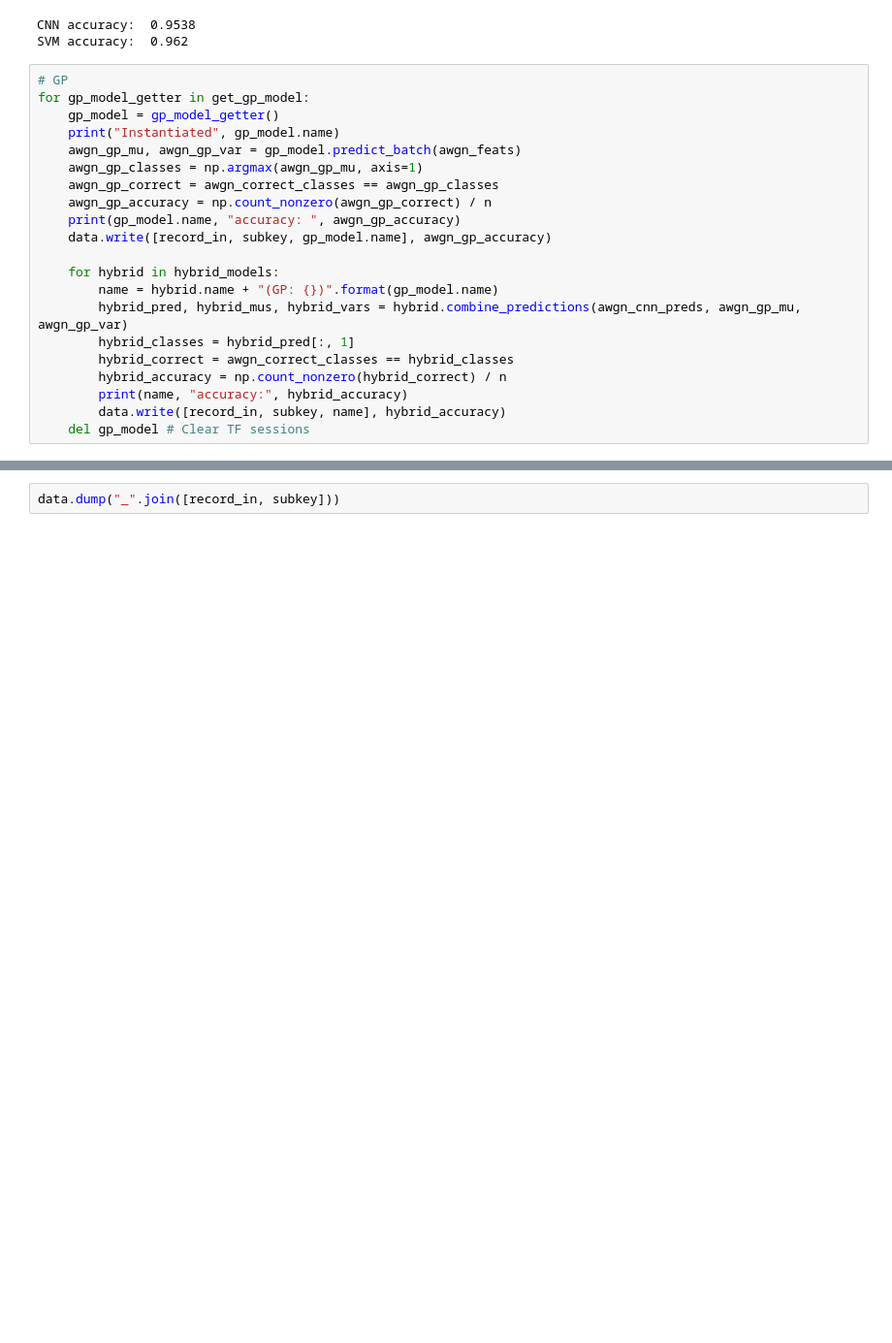
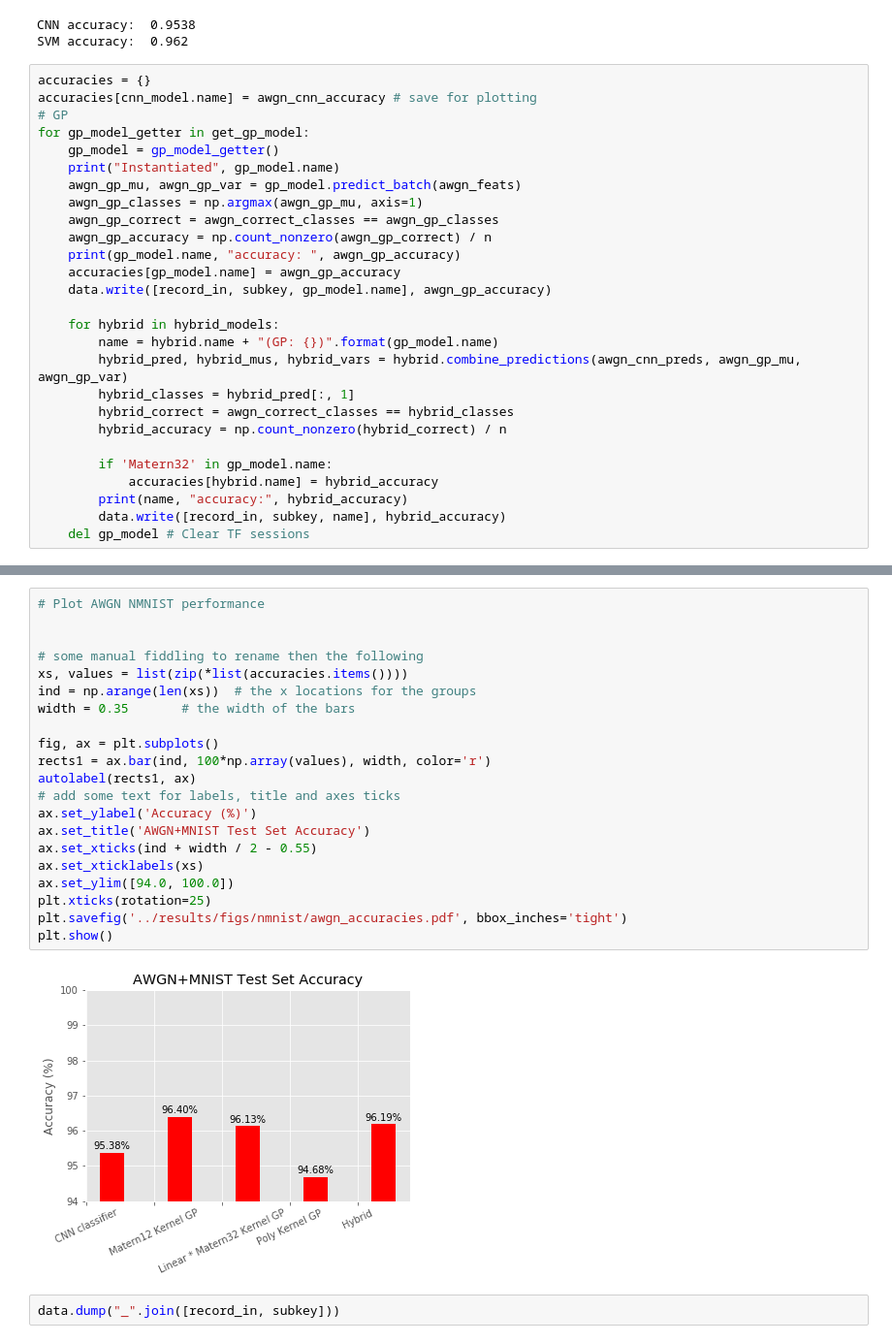
Before and after one commit to flyingsilverfin/CNN_GP_MNIST, a Jupyter notebook: src/Evaluation.ipynb, the cells around one changed output, grey strips where cells are left out. Shown: that part at 97% size. Saved outputs shown, nothing was run; the diff lists cells and outputs as text; blank space fills up the shorter version.

```diff
--- a/src/Evaluation.ipynb
+++ b/src/Evaluation.ipynb
@@ -553,6 +554,8 @@ data.write([record_in, subkey, svm_model.name], awgn_svm_accuracy)
 CNN accuracy:  0.9538
 SVM accuracy:  0.962
 # %%
+accuracies = {}
+accuracies[cnn_model.name] = awgn_cnn_accuracy # save for plotting
 # GP
 for gp_model_getter in get_gp_model:
     gp_model = gp_model_getter()
@@ -562,6 +565,7 @@ for gp_model_getter in get_gp_model:
     awgn_gp_correct = awgn_correct_classes == awgn_gp_classes
     awgn_gp_accuracy = np.count_nonzero(awgn_gp_correct) / n
     print(gp_model.name, "accuracy: ", awgn_gp_accuracy)
+    accuracies[gp_model.name] = awgn_gp_accuracy
     data.write([record_in, subkey, gp_model.name], awgn_gp_accuracy)
 
     for hybrid in hybrid_models:
@@ -570,6 +574,9 @@ for gp_model_getter in get_gp_model:
         hybrid_classes = hybrid_pred[:, 1]
         hybrid_correct = awgn_correct_classes == hybrid_classes
         hybrid_accuracy = np.count_nonzero(hybrid_correct) / n
+
+        if 'Matern32' in gp_model.name:
+            accuracies[hybrid.name] = hybrid_accuracy
         print(name, "accuracy:", hybrid_accuracy)
         data.write([record_in, subkey, name], hybrid_accuracy)
     del gp_model # Clear TF sessions
@@ -594,3 +662,26 @@ Hybrid model tol=0.5 stronger_crit=True(GP: Matern12 Kernel GP) accuracy: 0.9635
+# %%
+# Plot AWGN NMNIST performance
+
+
+# some manual fiddling to rename then the following
+xs, values = list(zip(*list(accuracies.items())))
+ind = np.arange(len(xs))  # the x locations for the groups
+width = 0.35       # the width of the bars
+
+fig, ax = plt.subplots()
+rects1 = ax.bar(ind, 100*np.array(values), width, color='r')
+autolabel(rects1, ax)
+# add some text for labels, title and axes ticks
+ax.set_ylabel('Accuracy (%)')
+ax.set_title('AWGN+MNIST Test Set Accuracy')
+ax.set_xticks(ind + width / 2 - 0.55)
+ax.set_xticklabels(xs)
+ax.set_ylim([94.0, 100.0])
+plt.xticks(rotation=25)
+plt.savefig('../results/figs/nmnist/awgn_accuracies.pdf', bbox_inches='tight')
+plt.show()
+# %% [output]
+[figure, added]
 # %%
 data.dump("_".join([record_in, subkey]))
 # %% [output]
```
Also changed, not shown: parts of 22 cells of this notebook, 25 other files.
